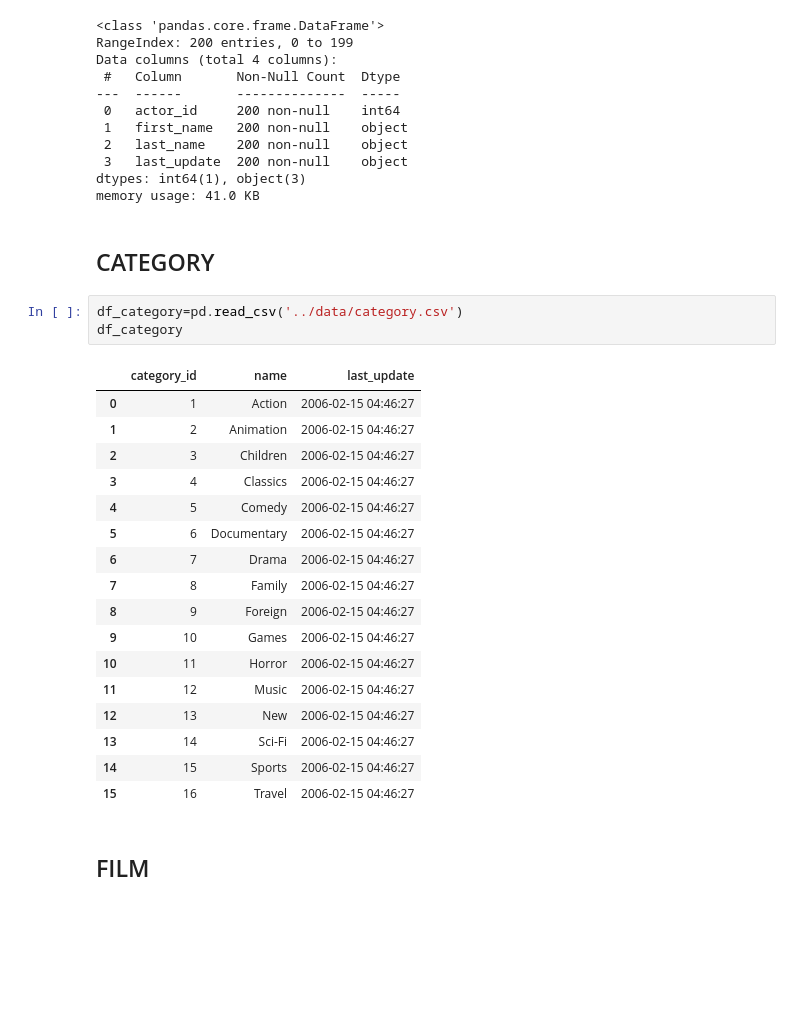
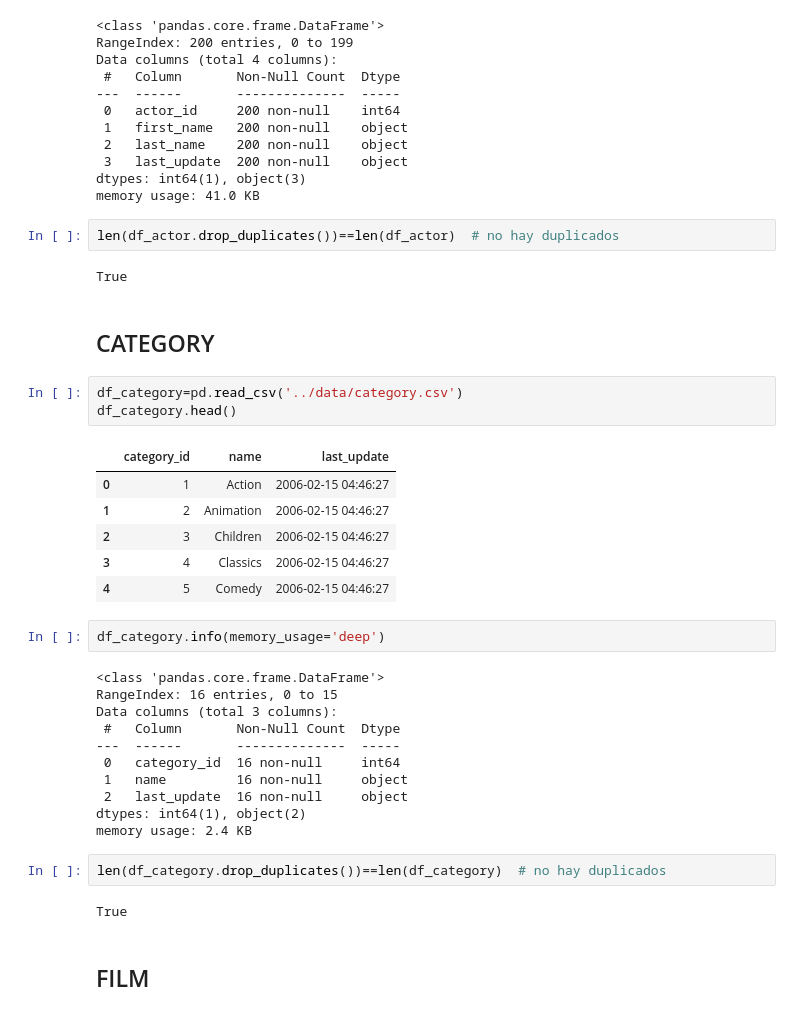
Before and after one commit to Arturo-Rodriguez-Moreno/3_proyecto_sql, a Jupyter notebook: notebook/explore_clean_data.ipynb, the cells around one changed output. Cells and saved outputs as stored; diff of their text form; blank space fills up the shorter version.

Commit message:
Start modifying and cleaning the data

```diff
--- a/notebook/explore_clean_data.ipynb
+++ b/notebook/explore_clean_data.ipynb
@@ -45,29 +34,39 @@ Data columns (total 4 columns):
  3   last_update  200 non-null    object
 dtypes: int64(1), object(3)
 memory usage: 41.0 KB
+# %%
+len(df_actor.drop_duplicates())==len(df_actor)  # no hay duplicados
+# %% [output]
+True
 # %% [markdown]
 ## CATEGORY
 # %%
 df_category=pd.read_csv('../data/category.csv')
-df_category
+df_category.head()
 # %% [output]
 |  | category_id | name | last_update |
 | 0 | 1 | Action | 2006-02-15 04:46:27 |
 | 1 | 2 | Animation | 2006-02-15 04:46:27 |
 | 2 | 3 | Children | 2006-02-15 04:46:27 |
 | 3 | 4 | Classics | 2006-02-15 04:46:27 |
 | 4 | 5 | Comedy | 2006-02-15 04:46:27 |
-| 5 | 6 | Documentary | 2006-02-15 04:46:27 |
-| 6 | 7 | Drama | 2006-02-15 04:46:27 |
-| 7 | 8 | Family | 2006-02-15 04:46:27 |
-| 8 | 9 | Foreign | 2006-02-15 04:46:27 |
-| 9 | 10 | Games | 2006-02-15 04:46:27 |
-| 10 | 11 | Horror | 2006-02-15 04:46:27 |
-| 11 | 12 | Music | 2006-02-15 04:46:27 |
-| 12 | 13 | New | 2006-02-15 04:46:27 |
-| 13 | 14 | Sci-Fi | 2006-02-15 04:46:27 |
-| 14 | 15 | Sports | 2006-02-15 04:46:27 |
-| 15 | 16 | Travel | 2006-02-15 04:46:27 |
+# %%
+df_category.info(memory_usage='deep')
+# %% [output]
+<class 'pandas.core.frame.DataFrame'>
+RangeIndex: 16 entries, 0 to 15
+Data columns (total 3 columns):
+ #   Column       Non-Null Count  Dtype
+---  ------       --------------  -----
+ 0   category_id  16 non-null     int64
+ 1   name         16 non-null     object
+ 2   last_update  16 non-null     object
+dtypes: int64(1), object(2)
+memory usage: 2.4 KB
+# %%
+len(df_category.drop_duplicates())==len(df_category)  # no hay duplicados
+# %% [output]
+True
 # %% [markdown]
 ## FILM
 # %%
```
Also changed, not shown: parts of 20 cells of this notebook.
